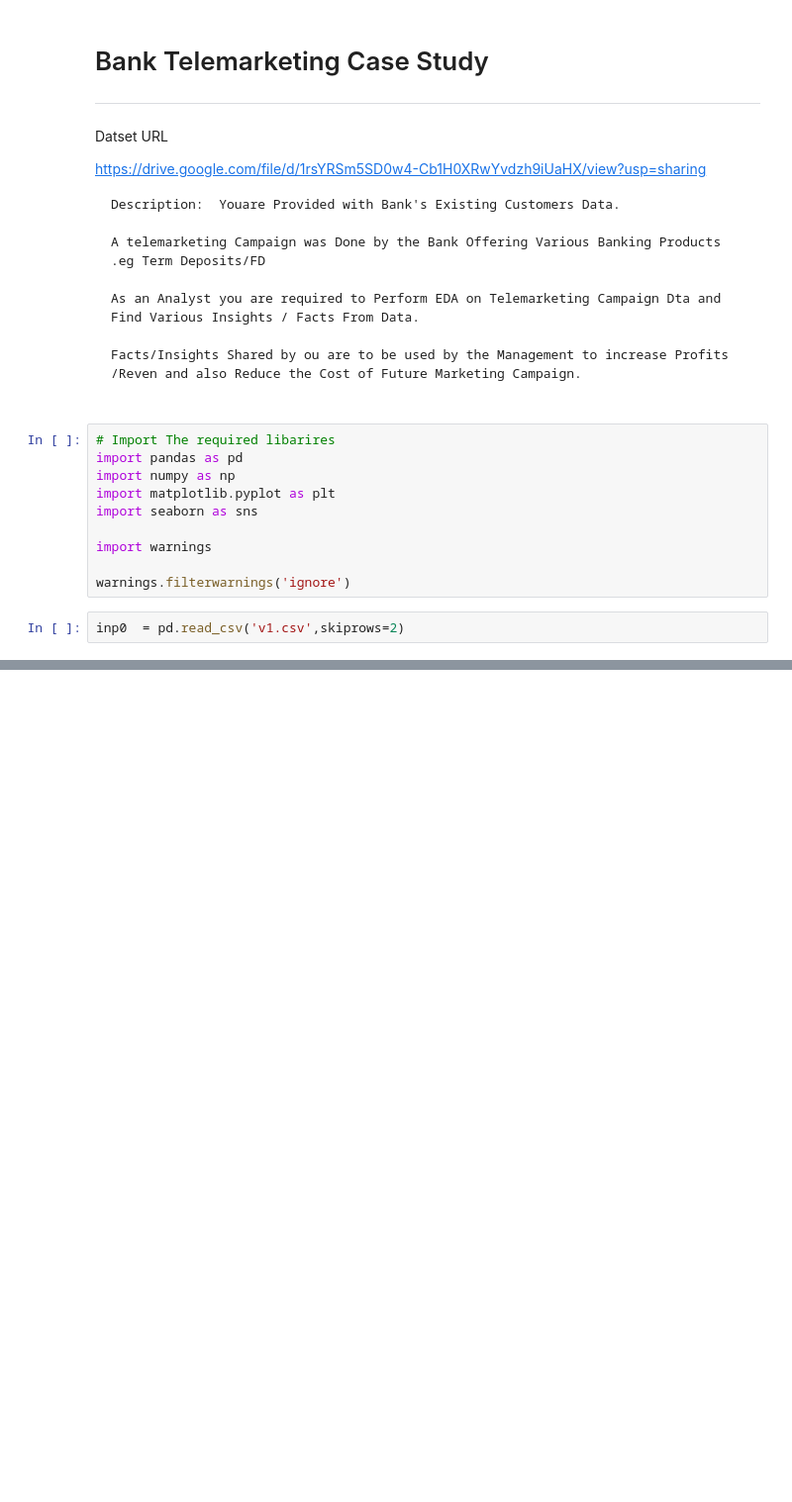
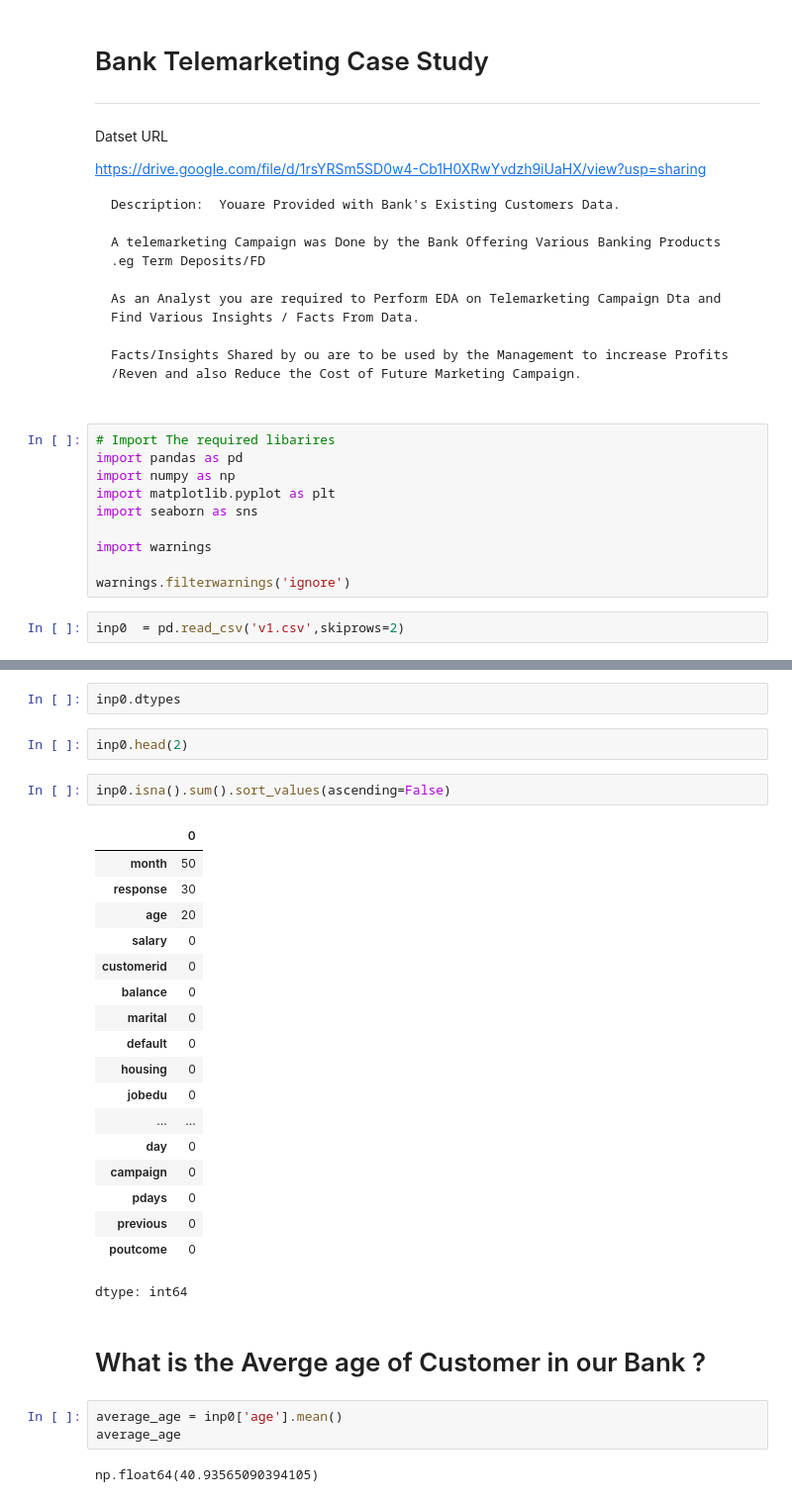
Before and after one commit to Surendranmengineer/suren_test, a Jupyter notebook: EDA_with_Rajan_Bank_Telemarketing_case_Study.ipynb, the cells around one changed output, grey strips where cells are left out. Shown at 99% size. Cells and saved outputs as stored; diff of their text form; blank space fills up the shorter version.

```diff
--- a/EDA_with_Rajan_Bank_Telemarketing_case_Study.ipynb
+++ b/EDA_with_Rajan_Bank_Telemarketing_case_Study.ipynb
@@ -35,0 +42,32 @@ inp0.head(3)
+# %%
+inp0.dtypes
+# %%
+inp0.head(2)
+# %%
+inp0.isna().sum().sort_values(ascending=False)
+# %% [output]
+|  | 0 |
+| month | 50 |
+| response | 30 |
+| age | 20 |
+| salary | 0 |
+| customerid | 0 |
+| balance | 0 |
+| marital | 0 |
+| default | 0 |
+| housing | 0 |
+| jobedu | 0 |
+| ... | ... |
+| day | 0 |
+| campaign | 0 |
+| pdays | 0 |
+| previous | 0 |
+| poutcome | 0 |
+dtype: int64
+# %% [markdown]
+# What is the Averge age of Customer in our Bank ?
+# %%
+average_age = inp0['age'].mean()
+average_age
+# %% [output]
+np.float64(40.93565090394105)
```
Also changed, not shown: parts of 30 cells of this notebook.
